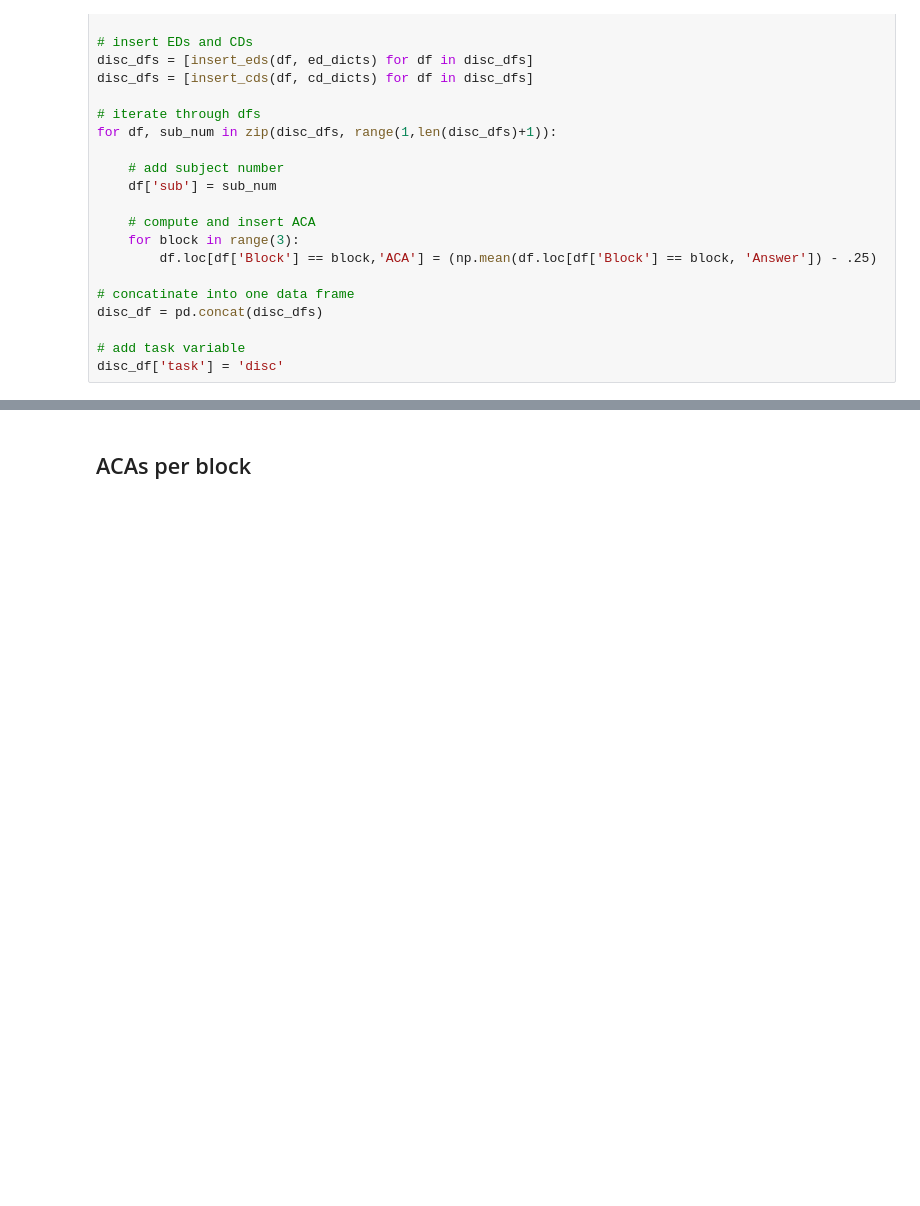
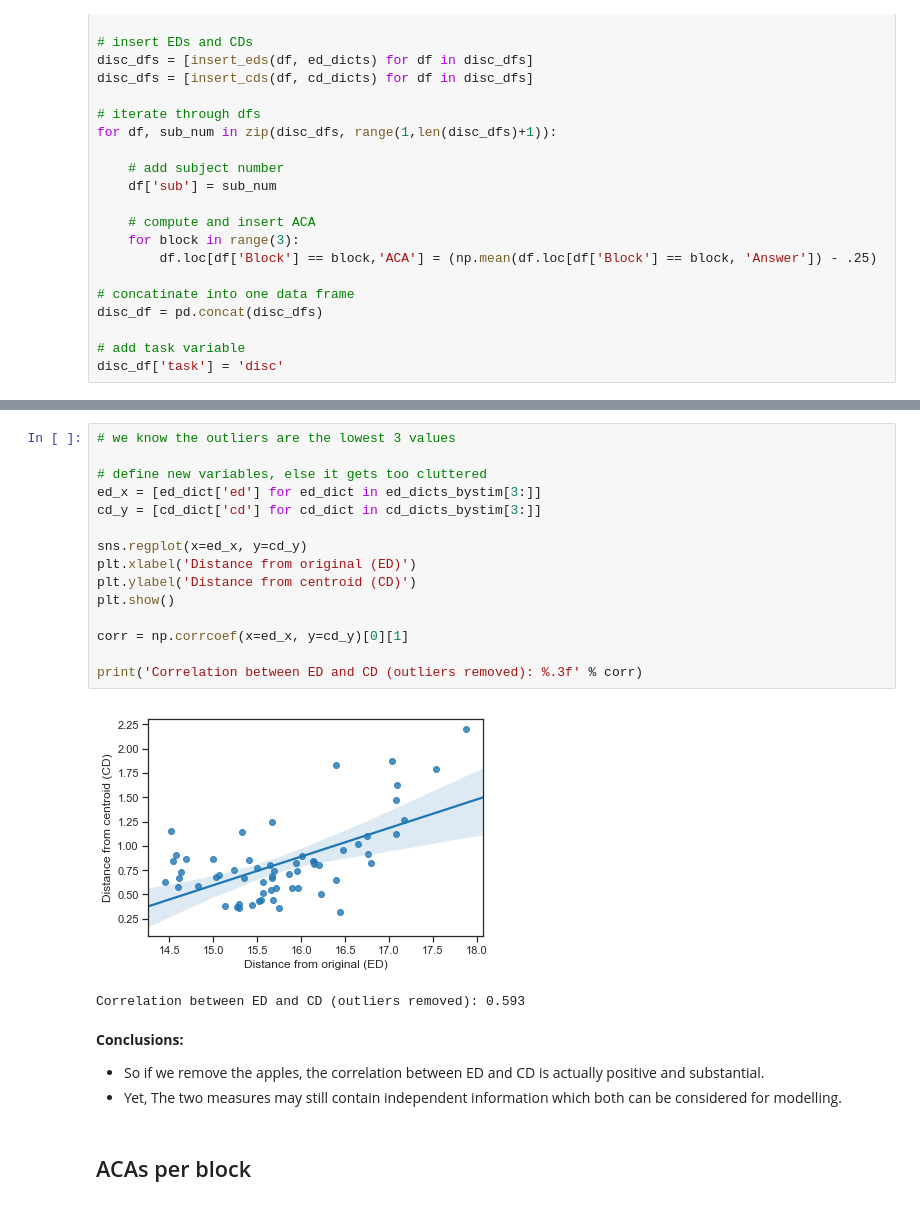
Before and after one commit to oliver-contier/ri_hmax, a Jupyter notebook: inspect_results.ipynb, the cells around one changed output, grey strips where cells are left out. Cells and saved outputs as stored; diff of their text form; blank space fills up the shorter version.

```diff
--- a/inspect_results.ipynb
+++ b/inspect_results.ipynb
@@ -470,3 +501,25 @@ disc_df.head()
+# %%
+# we know the outliers are the lowest 3 values
+
+# define new variables, else it gets too cluttered
+ed_x = [ed_dict['ed'] for ed_dict in ed_dicts_bystim[3:]]
+cd_y = [cd_dict['cd'] for cd_dict in cd_dicts_bystim[3:]]
+
+sns.regplot(x=ed_x, y=cd_y)
+plt.xlabel('Distance from original (ED)')
+plt.ylabel('Distance from centroid (CD)')
+plt.show()
+
+corr = np.corrcoef(x=ed_x, y=cd_y)[0][1]
+
+print('Correlation between ED and CD (outliers removed): %.3f' % corr)
+# %% [output]
+[figure, added]
+Correlation between ED and CD (outliers removed): 0.593
+# %% [markdown]
+**Conclusions:**
+- So if we remove the apples, the correlation between ED and CD is actually positive and substantial.
+- Yet, The two measures may still contain independent information which both can be considered for modelling.
 # %% [markdown]
 ## ACAs per block
 # %%
```
Also changed, not shown: parts of 17 cells of this notebook, 2 other files.
